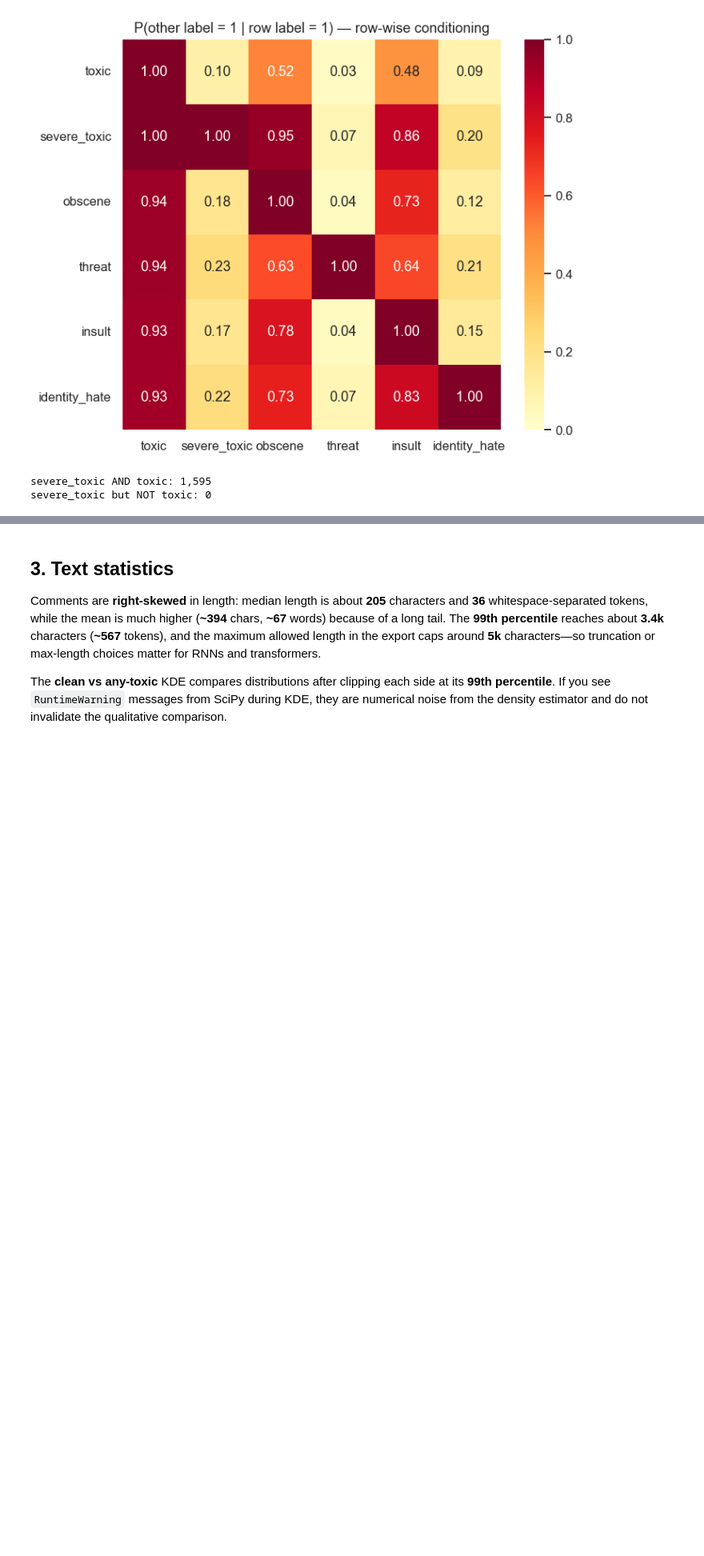
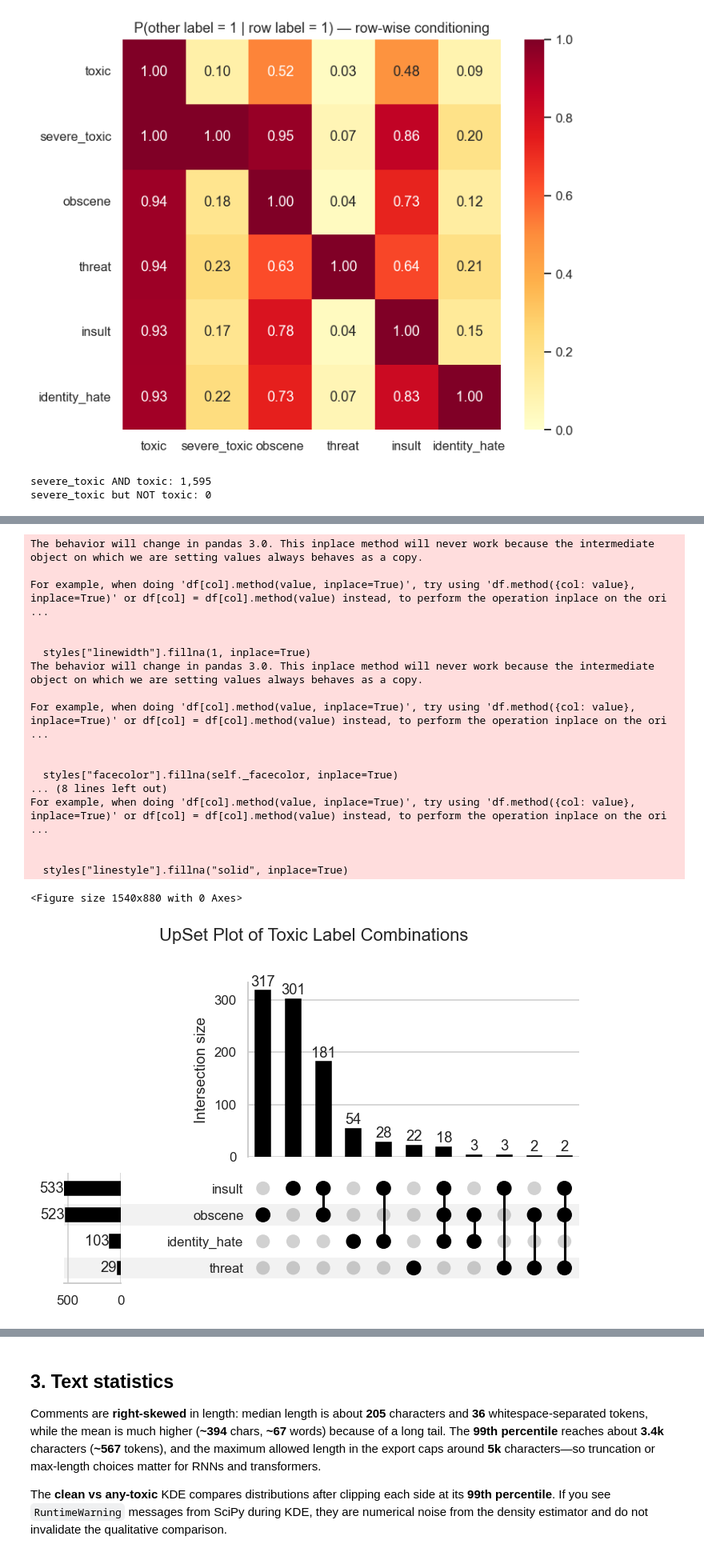
Before and after one commit to danlam-sudo/cmpe258-2026Fall-ToxicCommentDetection, a Jupyter notebook: eda/EDA.ipynb, the cells around one changed output, grey strips where cells are left out. Shown at 80% size. Saved outputs shown, nothing was run; the diff lists cells and outputs as text; code cells hidden in the pictures; blank space fills up the shorter version.

```diff
--- a/eda/EDA.ipynb
+++ b/eda/EDA.ipynb
@@ -272,0 +302,45 @@ As can be seen above in the row-wise conditioning heatmap, not all rows with a t
+# %%
+# Upset Plot
+from upsetplot import UpSet, from_indicators
+
+# Columns to include in the UpSet plot
+upset_cols = ["identity_hate", "threat", "insult", "obscene"]
+
+# Make sure these columns are boolean
+upset_df = toxic_var_df[upset_cols].astype(bool)
+
+# Convert to UpSet-compatible format
+upset_data = from_indicators(upset_cols, upset_df)
+
+# Plot
+plt.figure(figsize=(14, 8))
+upset = UpSet(
+    upset_data,
+    subset_size="count",
+    show_counts=True,
+    sort_by="cardinality",
+    sort_categories_by="-cardinality"
+)
+upset.plot()
+plt.suptitle("UpSet Plot of Toxic Label Combinations", y=1.02)
+plt.show()
+# %% [output]
+The behavior will change in pandas 3.0. This inplace method will never work because the intermediate object on which we are setting values always behaves as a copy.
+
+For example, when doing 'df[col].method(value, inplace=True)', try using 'df.method({col: value}, inplace=True)' or df[col] = df[col].method(value) instead, to perform the operation inplace on the ori ...
+
+
+  styles["linewidth"].fillna(1, inplace=True)
+The behavior will change in pandas 3.0. This inplace method will never work because the intermediate object on which we are setting values always behaves as a copy.
+
+For example, when doing 'df[col].method(value, inplace=True)', try using 'df.method({col: value}, inplace=True)' or df[col] = df[col].method(value) instead, to perform the operation inplace on the ori ...
+
+
+  styles["facecolor"].fillna(self._facecolor, inplace=True)
+... (8 lines left out)
+For example, when doing 'df[col].method(value, inplace=True)', try using 'df.method({col: value}, inplace=True)' or df[col] = df[col].method(value) instead, to perform the operation inplace on the ori ...
+
+
+  styles["linestyle"].fillna("solid", inplace=True)
+<Figure size 1540x880 with 0 Axes>
+[figure, added]
```
Also changed, not shown: parts of 6 cells of this notebook, 1 other file.
